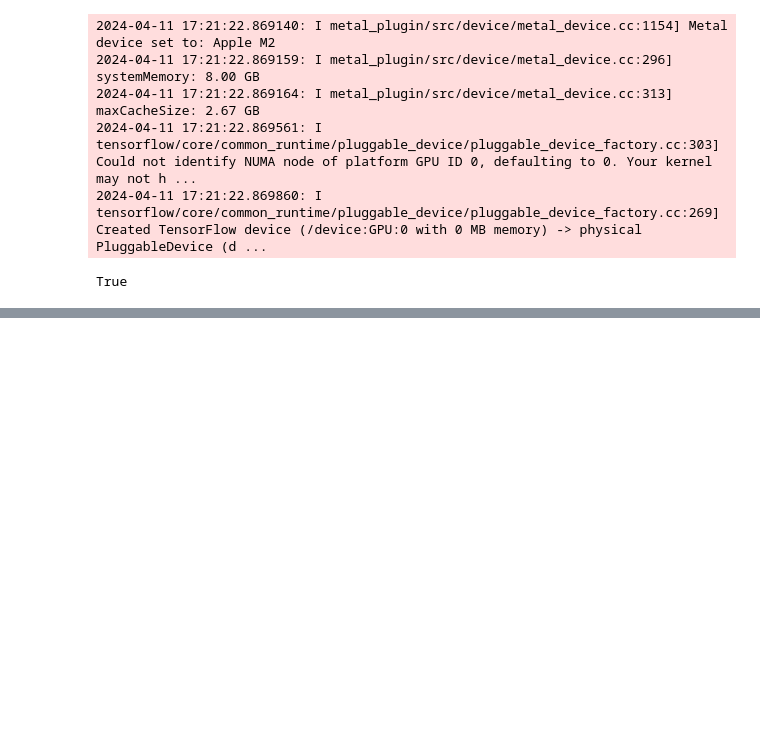
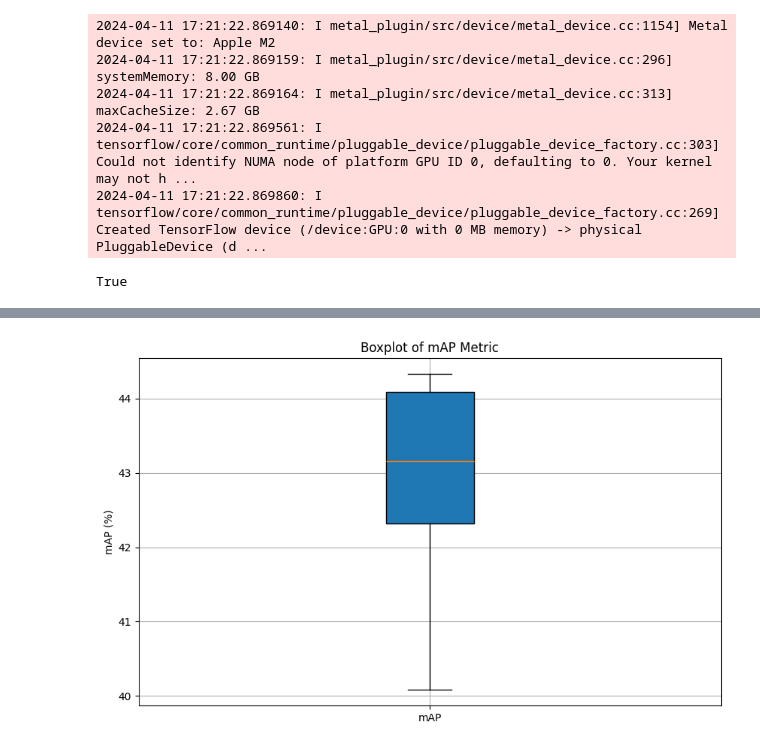
Before and after one commit to LPG-Uerj/FC-DANN_DA_For_CD_MultiTarget_TF2, a Jupyter notebook: teste.ipynb, the cells around one changed output, grey strips where cells are left out. Drawn from its saved outputs; the diff is of its cells as text; code cells hidden in the pictures; blank space fills up the shorter version.

```diff
--- a/teste.ipynb
+++ b/teste.ipynb
@@ -663,0 +697,44 @@ True
+# %%
+import plotly.express as px
+import plotly.graph_objects as go
+import numpy as np
+
+# Sample data
+np.random.seed(10)
+data = [np.random.normal(0, std, 100) for std in range(1, 4)]
+
+# Create a boxplot
+fig = go.Figure()
+for i, dist in enumerate(data):
+    fig.add_trace(go.Box(y=dist, name=f'Distribution {i+1}'))
+
+fig.update_layout(title='Boxplot using Plotly',
+                  xaxis_title='Distribution',
+                  yaxis_title='Values')
+fig.show()
+# %%
+import matplotlib.pyplot as plt
+
+# mAP values from the runs
+mAP_values = [42.32, 43.16, 40.08, 44.33, 44.09]
+
+def generate_boxplot(data, title="Boxplot of mAP Metric"):
+    """
+    Generate a boxplot for the provided data.
+
+    Parameters:
+    - data: list of numerical values
+    - title: title of the boxplot (default is "Boxplot of mAP Metric")
+    """
+    plt.figure(figsize=(10, 6))
+    plt.boxplot(data, vert=True, patch_artist=True)
+    plt.title(title)
+    plt.ylabel("mAP (%)")
+    plt.xticks([1], ['mAP'])
+    plt.grid(True)
+    plt.show()
+
+# Generate the boxplot for the mAP values
+generate_boxplot(mAP_values)
+# %% [output]
+[figure, added]
```
Also changed, not shown: parts of 6 cells of this notebook, 20 other files.
